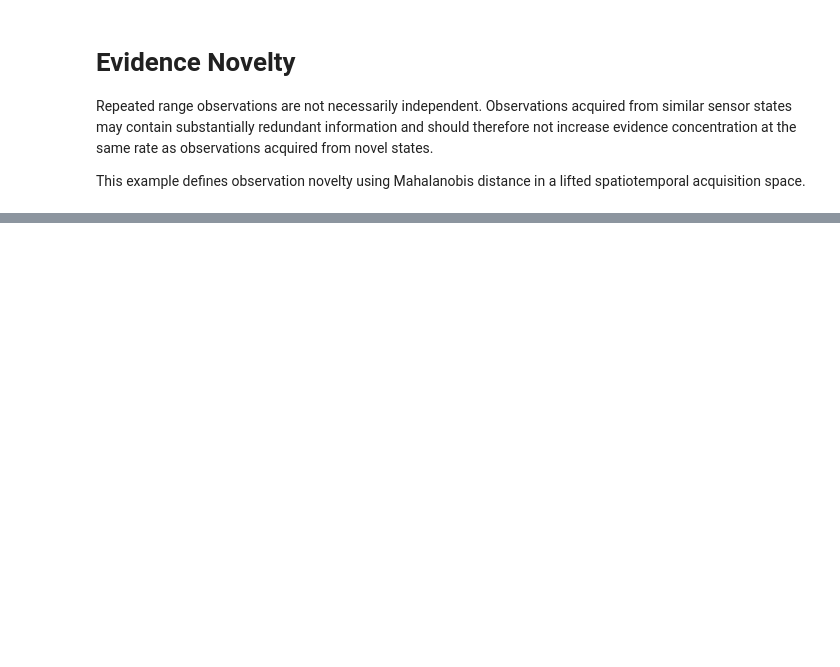
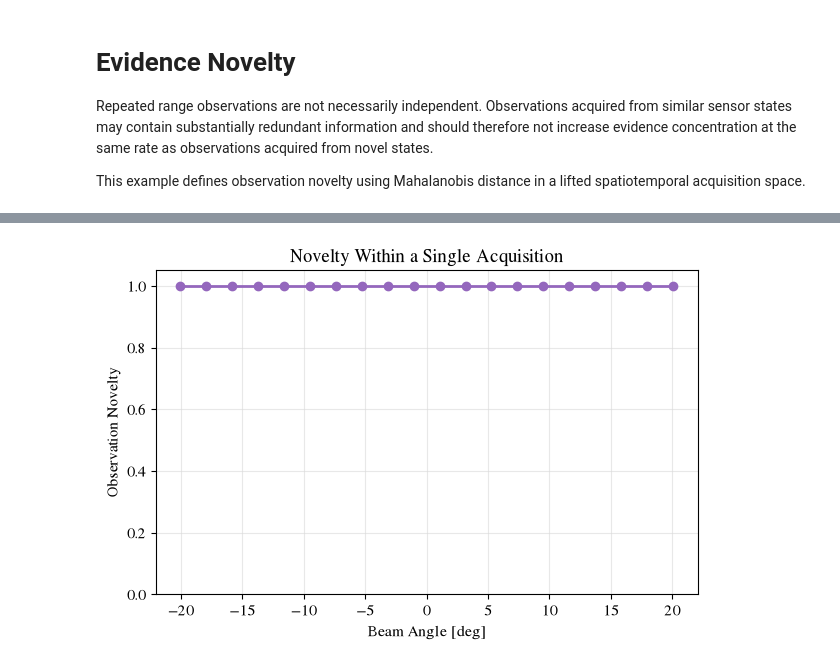
Before and after one commit to Jampar/beta-evidence-fields, a Jupyter notebook: examples/03_evidence_novelty.ipynb, the cells around one changed output, grey strips where cells are left out. Cells and saved outputs as stored; diff of their text form; code cells hidden in the pictures; blank space fills up the shorter version.

```diff
--- a/examples/03_evidence_novelty.ipynb
+++ b/examples/03_evidence_novelty.ipynb
@@ -123,0 +192,38 @@ axes[1].set_ylim(0.0, 1.0)
+# %%
+angles = np.linspace(-0.35, 0.35, 20)
+
+observations = [
+    make_observation(
+        angle = angle,
+        time  = 0.0,
+    )
+
+    for angle in angles
+]
+
+field.clear()
+field.add(observations)
+
+novelty = np.asarray([
+    observation.novelty
+    for observation in observations
+])
+# %%
+fig, axis = plt.subplots(figsize = (6, 4),
+                         constrained_layout = True)
+
+axis.plot(np.degrees(angles),
+          novelty,
+          color     = "tab:purple",
+          marker    = "o",
+          linewidth = 2)
+
+axis.set_xlabel("Beam Angle [deg]")
+axis.set_ylabel("Observation Novelty")
+axis.set_ylim(0.0, 1.05)
+axis.set_title("Novelty Within a Single Acquisition")
+
+axis.grid(color = "0.85",
+          alpha = 0.6)
+# %% [output]
+[figure, added]
```
Also changed, not shown: parts of 11 cells of this notebook, 2 other files.
